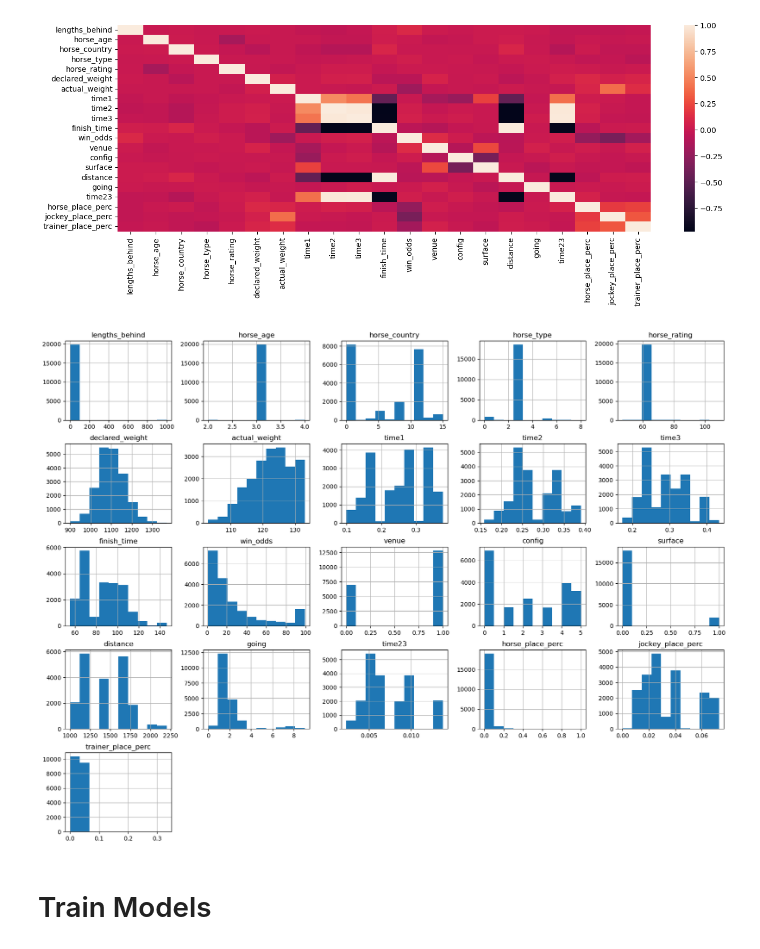
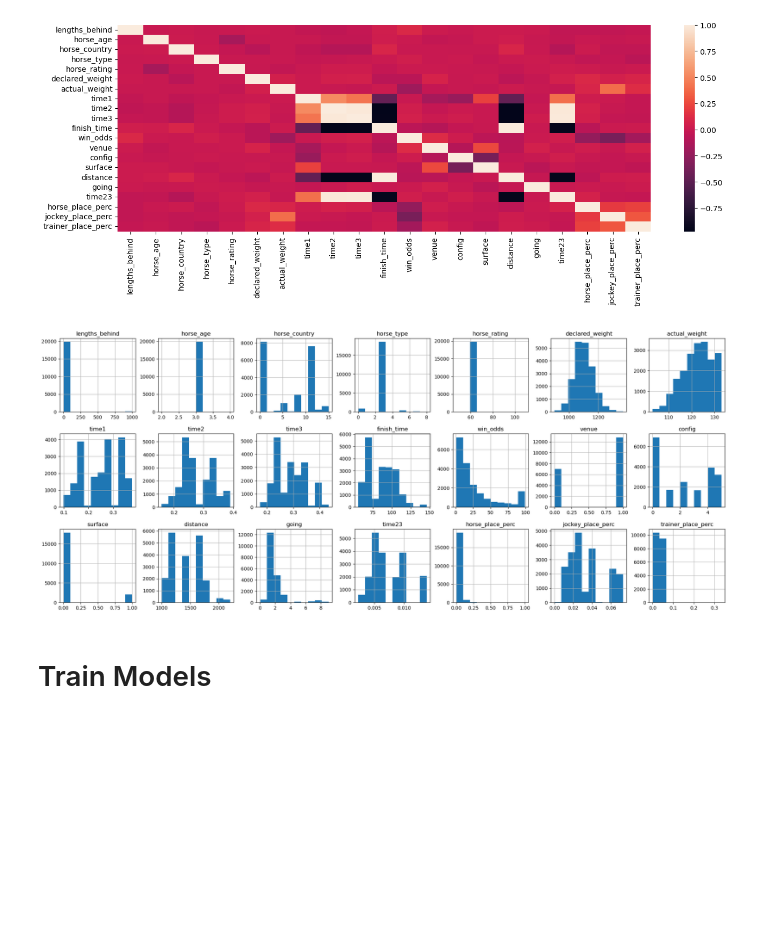
Before and after one commit to emmamitm/MLFInalProject, a Jupyter notebook: horses.ipynb, the cells around one changed output. Saved outputs shown, nothing was run; the diff lists cells and outputs as text; code cells hidden in the pictures; blank space fills up the shorter version.

Commit message:
resizing hist

```diff
--- a/horses.ipynb
+++ b/horses.ipynb
@@ -200,10 +200,10 @@ sns.heatmap(df.corr())
 <Axes: >
 [figure]
 # %%
-df.hist(figsize=(20, 15))
+df.hist(figsize=(25, 10), layout=(3,7))
 plt.show()
 # %% [output]
-[figure, old version]
+[figure, new version]
 # %% [markdown]
 # Train Models
 # %%
```
